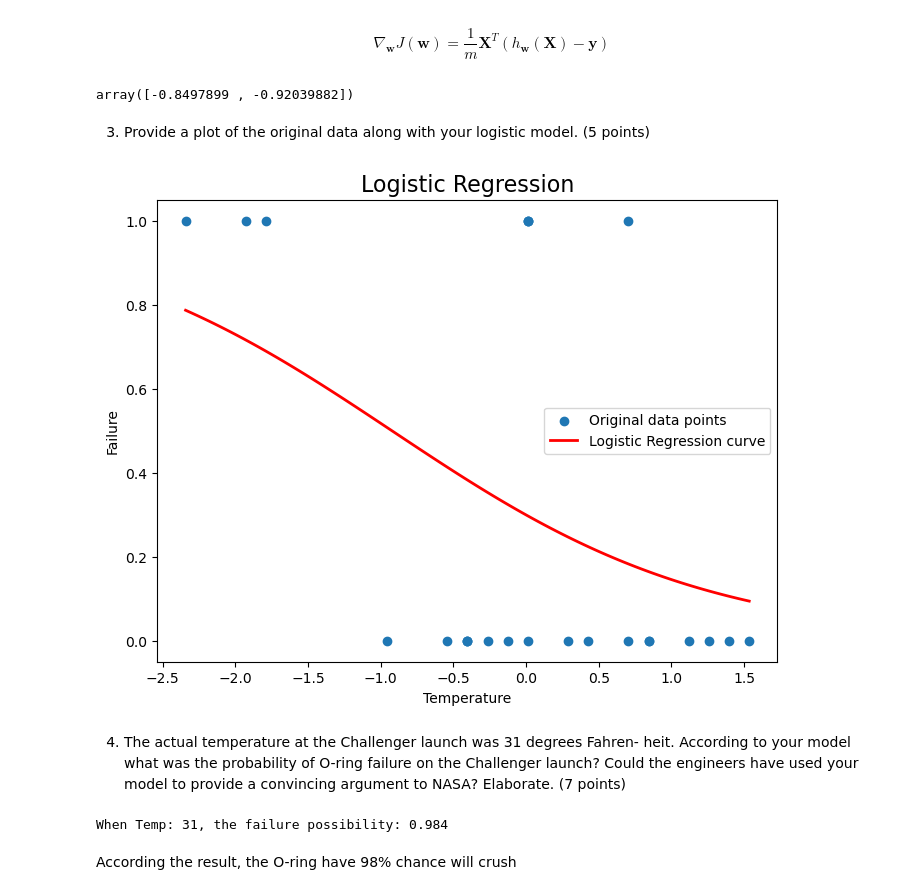
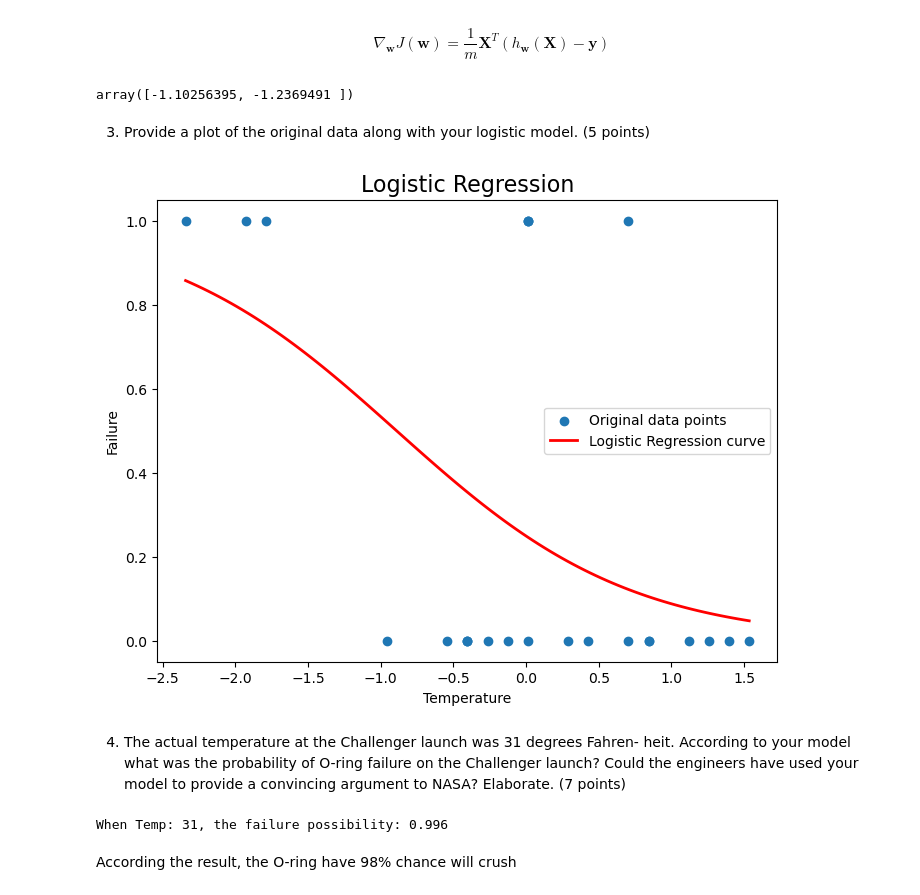
Before and after one commit to hungkaihsin/Machine-Learning_Logistic_Regression, a Jupyter notebook: Assignment2_logistic.ipynb, the cells around one changed output. Cells and saved outputs as stored; diff of their text form; code cells hidden in the pictures.

```diff
--- a/Assignment2_logistic.ipynb
+++ b/Assignment2_logistic.ipynb
@@ -110,54 +110,53 @@ train_y = data['Failure'].values
 
 # Add bias in order to do calculation
 # should use tuple to stack the arrray
-train_x_bias = np.column_stack((np.ones(train_x.shape), train_x))
-learning_rate = 0.01
+train_x_bias = np.column_stack((np.ones(train_x.shape[0]), train_x))
+learning_rate = 0.1
 
 # get the shpae value from the data
 m, n = train_x_bias.shape
 
 # the shape of w should match the number of feature
-    # create the empty w
-inital_w = np.zeros(n)
 
+# inital  random w
+w = np.array([15.0, 5.0])
 for i in range(1000):
-    z = np.dot(train_x_bias, inital_w)
+    z = np.dot(train_x_bias, w)
     predict = segmoid(z)
     # Based on the equation
-    gradient = train_x_bias.T @ (predict - train_y) / m
+    gradient = (1/ m) * np.dot(train_x_bias.T, (predict - train_y))
 
-    new_w = inital_w - learning_rate * gradient
-    inital_w = new_w
+    w = w - learning_rate * gradient
 
-new_w
+w
 # %% [output]
-array([-0.8497899 , -0.92039882])
+array([-1.10256395, -1.2369491 ])
 # %% [markdown]
 3. Provide a plot of the original data along with your logistic model. (5
 points)
 # %%
 import matplotlib.pyplot as plt
 
 # generate the range
 x_range = np.linspace(train_x.min(), train_x.max(), 100)
 # get the clean data with bias
 x_range_bias = np.column_stack((np.ones(x_range.shape), x_range))
 
 # get y value based on new weight
-y_val = segmoid(x_range_bias @ new_w)
+y_val = segmoid(x_range_bias @ w)
 
 plt.figure(figsize=(8, 6))
 
 plt.scatter(train_x, train_y, label='Original data points')
 plt.plot(x_range, y_val, linewidth =2, label = 'Logistic Regression curve', color='red')
 plt.title('Logistic Regression', fontsize = 16)
 plt.xlabel('Temperature')
 plt.ylabel('Failure')
 
 plt.legend()
 plt.show()
 # %% [output]
-[figure, old version]
+[figure, new version]
 # %% [markdown]
 4. The actual temperature at the Challenger launch was 31 degrees Fahren-
 heit. According to your model what was the probability of O-ring failure
@@ -168,10 +167,10 @@ provide a convincing argument to NASA? Elaborate. (7 points)
 # normalize again
 engin_temp_normal = (31 - u )/ std_dev
 # use logistic function to calculate the probability
-failure = segmoid(new_w[0] + new_w[1] * engin_temp_normal)
+failure = segmoid(w[0] + w[1] * engin_temp_normal)
 
 print(f"When Temp: 31, the failure possibility: {failure:.3f}")
 # %% [output]
-When Temp: 31, the failure possibility: 0.984
+When Temp: 31, the failure possibility: 0.996
 # %% [markdown]
 According the result, the O-ring have 98% chance will crush
```
